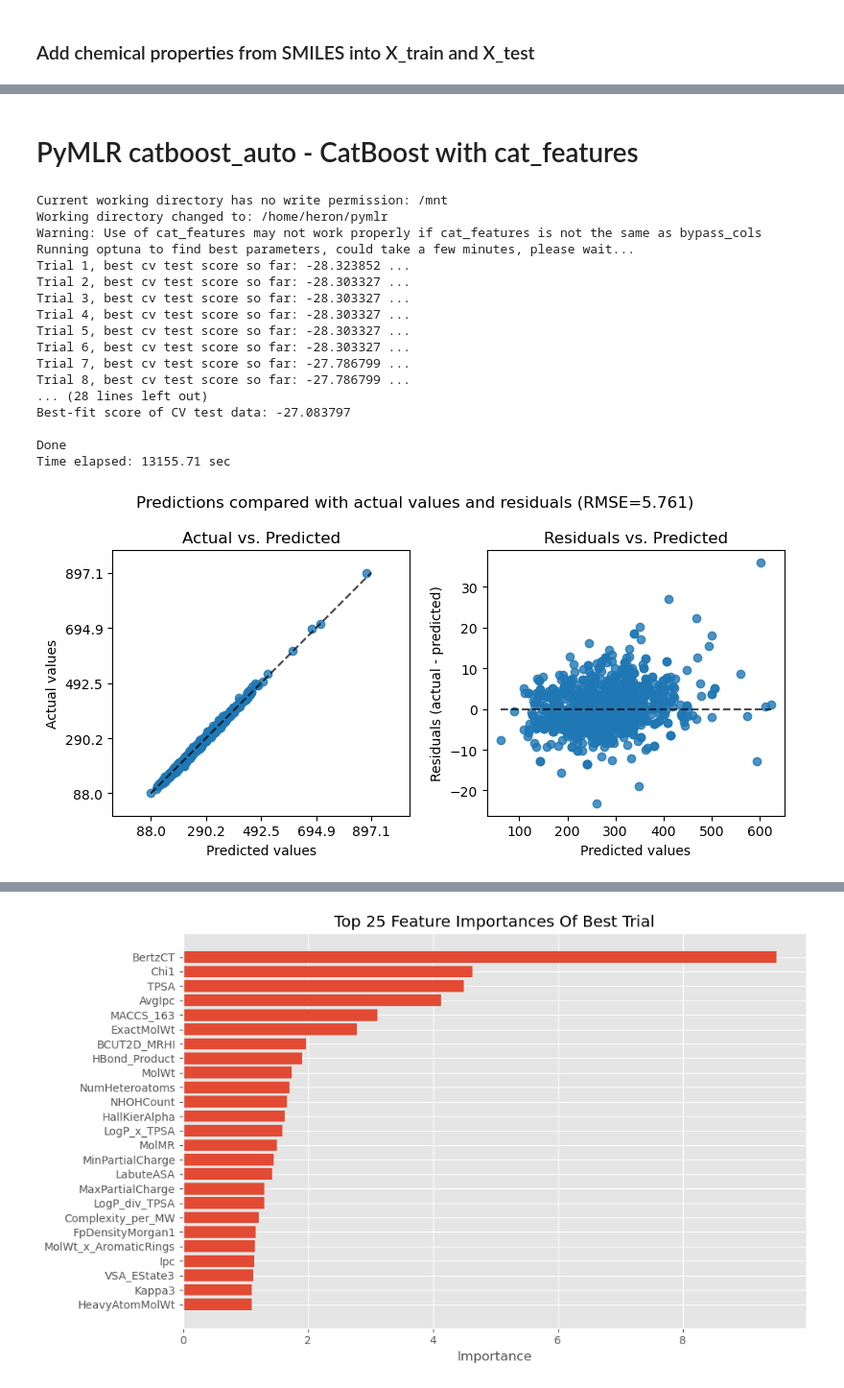
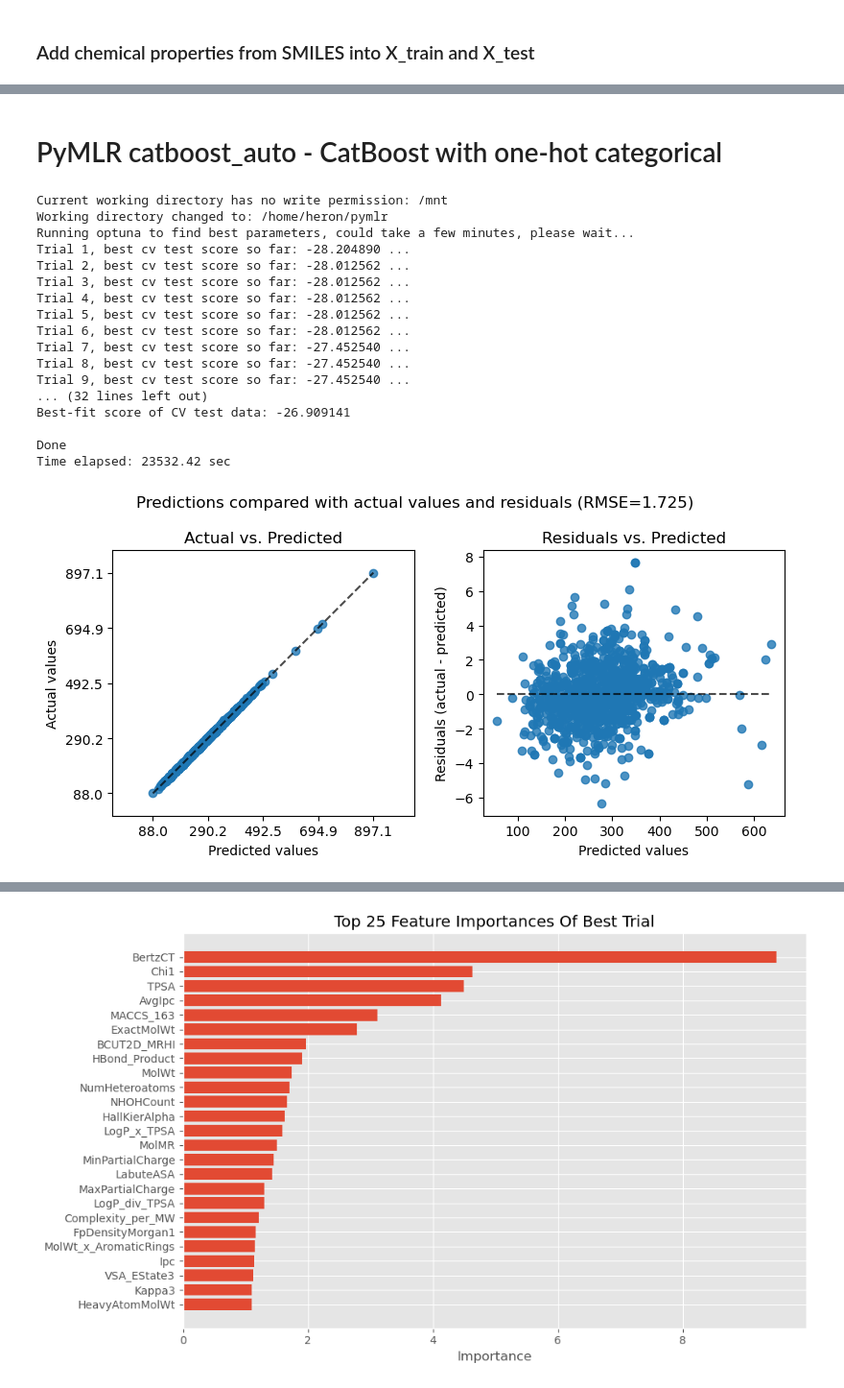
Before and after one commit to gjpelletier/PyMLR, a Jupyter notebook: Examples/PyMLR_kaggle_melting_point.ipynb, the cells around one changed output, grey strips where cells are left out. Shown at 96% size. Cells and saved outputs as stored; diff of their text form; code cells hidden in the pictures.

```diff
--- a/Examples/PyMLR_kaggle_melting_point.ipynb
+++ b/Examples/PyMLR_kaggle_melting_point.ipynb
@@ -321,53 +285,54 @@ plt.show()
 # %% [markdown]
-# PyMLR catboost_auto - CatBoost with cat_features
+# PyMLR catboost_auto - CatBoost with one-hot categorical
 # %%
 # 1. Train the model using X_train and y_train
 
 kwargs = {
 
     # PyMLR, optuna, and cross_val_score hyperparameters
-    'n_trials': 20,
+    'n_trials': 25,
     'classify': False,        # True= CatBoostClassifier, False= CatBoostRegressor
     'feature_selection': False,
-    'bypass_cols': cat_dtype_cols,      # bypass these cols in preprocess
+    'threshold_cat': 12,         # one-hot encode <= threshold_cat
+    # 'bypass_cols': cat_dtype_cols,      # bypass these cols in preprocess
     'scoring': "neg_mean_absolute_error",
     'random_state': 42,                 # random seed for reproducibility
 
     # CatBoost hyperparameters (ranges optimized by optuna)
     'thread_count': 8,                  # num of available cpus
-    'cat_features': cat_dtype_cols,     # use category dtypes as cat_features
+    # 'cat_features': cat_dtype_cols,     # use category dtypes as cat_features
     'learning_rate': [0.01, 0.3],       # Balances step size in gradient updates.
     'depth': [4, 10],                   # Controls tree depth
     'iterations': [100, 3000],          # Number of boosting iterations
     'l2_leaf_reg': [1, 10],             # Regularization strength
     'random_strength': [0, 1],          # Adds noise for diversity
     'bagging_temperature': [0.1, 1.0],  # Controls randomness in sampling
     'border_count': [32, 255],          # Number of bins for feature discretization
     'min_data_in_leaf': [1, 100],       # Minimum samples per leaf
     'max_bin': [64, 255],               # Number of bins for feature quantization
 
 }
 
 from PyMLR import catboost_auto
-train_model_cat, train_output_cat = catboost_auto(X_train_str, y_train, **kwargs)
+train_model_cat, train_output_cat = catboost_auto(X_train, y_train, **kwargs)
 # %% [output]
 Current working directory has no write permission: /mnt
 Working directory changed to: /home/heron/pymlr
-Warning: Use of cat_features may not work properly if cat_features is not the same as bypass_cols
 Running optuna to find best parameters, could take a few minutes, please wait...
-Trial 1, best cv test score so far: -28.323852 ...
-Trial 2, best cv test score so far: -28.303327 ...
-Trial 3, best cv test score so far: -28.303327 ...
-Trial 4, best cv test score so far: -28.303327 ...
-Trial 5, best cv test score so far: -28.303327 ...
-Trial 6, best cv test score so far: -28.303327 ...
-Trial 7, best cv test score so far: -27.786799 ...
-Trial 8, best cv test score so far: -27.786799 ...
-... (28 lines left out)
-Best-fit score of CV test data: -27.083797
+Trial 1, best cv test score so far: -28.204890 ...
+Trial 2, best cv test score so far: -28.012562 ...
+Trial 3, best cv test score so far: -28.012562 ...
+Trial 4, best cv test score so far: -28.012562 ...
+Trial 5, best cv test score so far: -28.012562 ...
+Trial 6, best cv test score so far: -28.012562 ...
+Trial 7, best cv test score so far: -27.452540 ...
+Trial 8, best cv test score so far: -27.452540 ...
+Trial 9, best cv test score so far: -27.452540 ...
+... (32 lines left out)
+Best-fit score of CV test data: -26.909141
 
 Done
-Time elapsed: 13155.71 sec
+Time elapsed: 23532.42 sec
-[figure, old version]
+[figure, new version]
 # %%
 # 2. Test predictions using X_test_cat and submission.csv
```
Also changed, not shown: parts of 16 cells of this notebook.
